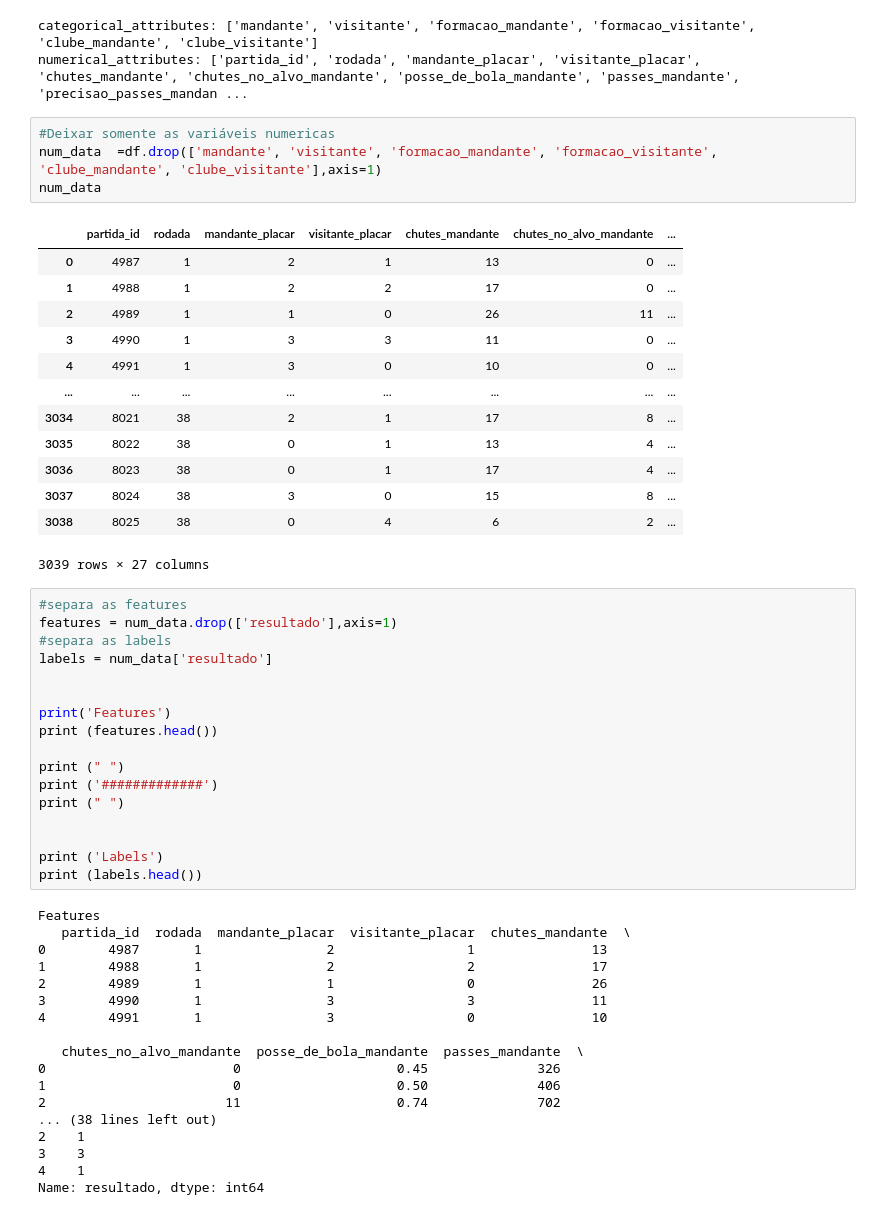
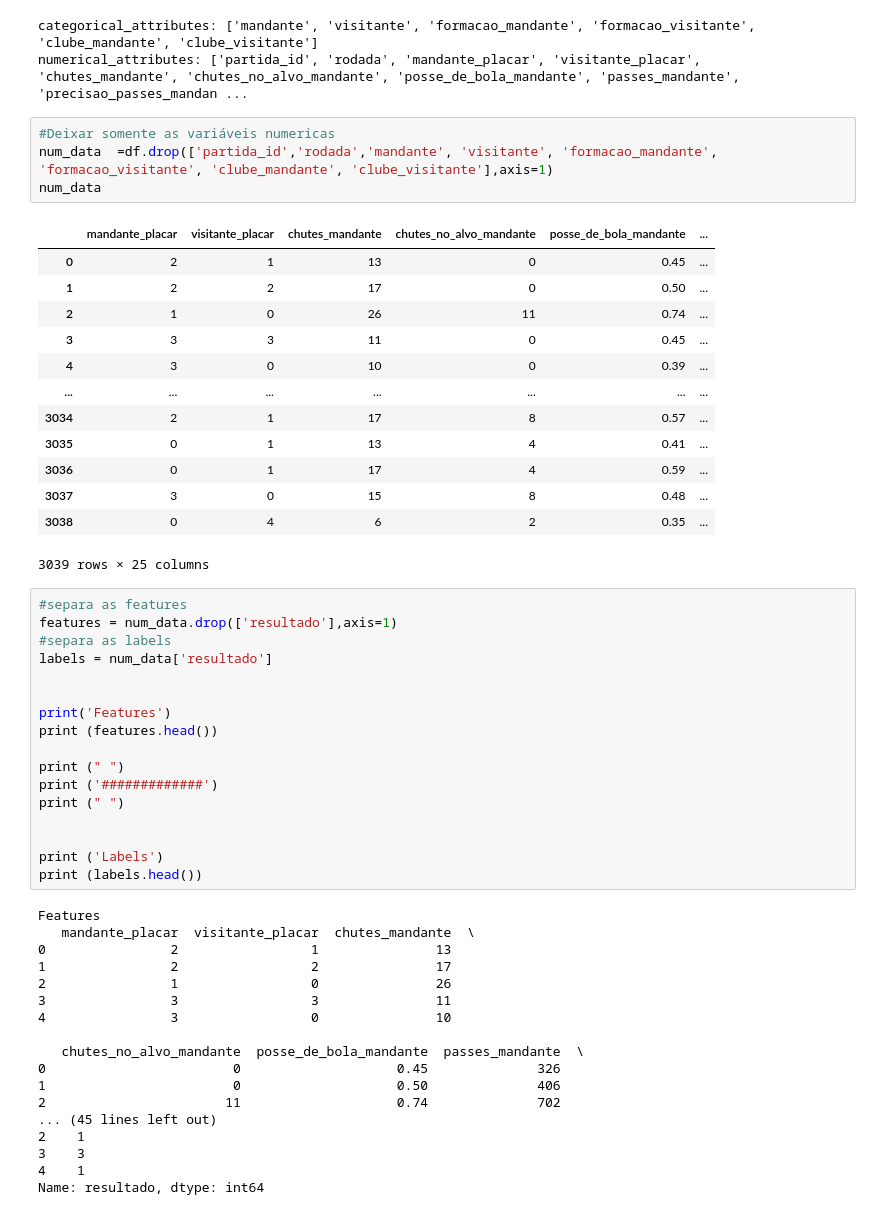
Before and after one commit to vbddinho/puc_minas_machine, a Jupyter notebook: ml1.ipynb, the cells around one changed output. Saved outputs shown, nothing was run; the diff lists cells and outputs as text.

```diff
--- a/ml1.ipynb
+++ b/ml1.ipynb
@@ -102,22 +102,22 @@ categorical_attributes: ['mandante', 'visitante', 'formacao_mandante', 'formacao
 numerical_attributes: ['partida_id', 'rodada', 'mandante_placar', 'visitante_placar', 'chutes_mandante', 'chutes_no_alvo_mandante', 'posse_de_bola_mandante', 'passes_mandante', 'precisao_passes_mandan ...
 # %%
 #Deixar somente as variáveis numericas
-num_data  =df.drop(['mandante', 'visitante', 'formacao_mandante', 'formacao_visitante', 'clube_mandante', 'clube_visitante'],axis=1)
+num_data  =df.drop(['partida_id','rodada','mandante', 'visitante', 'formacao_mandante', 'formacao_visitante', 'clube_mandante', 'clube_visitante'],axis=1)
 num_data
 # %% [output]
-|  | partida_id | rodada | mandante_placar | visitante_placar | chutes_mandante | chutes_no_alvo_mandante | ... |
-| 0 | 4987 | 1 | 2 | 1 | 13 | 0 | ... |
-| 1 | 4988 | 1 | 2 | 2 | 17 | 0 | ... |
-| 2 | 4989 | 1 | 1 | 0 | 26 | 11 | ... |
-| 3 | 4990 | 1 | 3 | 3 | 11 | 0 | ... |
-| 4 | 4991 | 1 | 3 | 0 | 10 | 0 | ... |
-| ... | ... | ... | ... | ... | ... | ... | ... |
-| 3034 | 8021 | 38 | 2 | 1 | 17 | 8 | ... |
-| 3035 | 8022 | 38 | 0 | 1 | 13 | 4 | ... |
-| 3036 | 8023 | 38 | 0 | 1 | 17 | 4 | ... |
-| 3037 | 8024 | 38 | 3 | 0 | 15 | 8 | ... |
-| 3038 | 8025 | 38 | 0 | 4 | 6 | 2 | ... |
+|  | mandante_placar | visitante_placar | chutes_mandante | chutes_no_alvo_mandante | posse_de_bola_mandante | ... |
+| 0 | 2 | 1 | 13 | 0 | 0.45 | ... |
+| 1 | 2 | 2 | 17 | 0 | 0.50 | ... |
+| 2 | 1 | 0 | 26 | 11 | 0.74 | ... |
+| 3 | 3 | 3 | 11 | 0 | 0.45 | ... |
+| 4 | 3 | 0 | 10 | 0 | 0.39 | ... |
+| ... | ... | ... | ... | ... | ... | ... |
+| 3034 | 2 | 1 | 17 | 8 | 0.57 | ... |
+| 3035 | 0 | 1 | 13 | 4 | 0.41 | ... |
+| 3036 | 0 | 1 | 17 | 4 | 0.59 | ... |
+| 3037 | 3 | 0 | 15 | 8 | 0.48 | ... |
+| 3038 | 0 | 4 | 6 | 2 | 0.35 | ... |
-3039 rows × 27 columns
+3039 rows × 25 columns
 # %%
 #separa as features
 features = num_data.drop(['resultado'],axis=1)
@@ -137,18 +137,18 @@ print ('Labels')
 print (labels.head())
 # %% [output]
 Features
-   partida_id  rodada  mandante_placar  visitante_placar  chutes_mandante  \
-0        4987       1                2                 1               13
-1        4988       1                2                 2               17
-2        4989       1                1                 0               26
-3        4990       1                3                 3               11
-4        4991       1                3                 0               10
+   mandante_placar  visitante_placar  chutes_mandante  \
+0                2                 1               13
+1                2                 2               17
+2                1                 0               26
+3                3                 3               11
+4                3                 0               10
 
    chutes_no_alvo_mandante  posse_de_bola_mandante  passes_mandante  \
 0                        0                    0.45              326
 1                        0                    0.50              406
 2                       11                    0.74              702
-... (38 lines left out)
+... (45 lines left out)
 2    1
 3    3
 4    1
```
Also changed, not shown: parts of 26 cells of this notebook, 2 other files.
